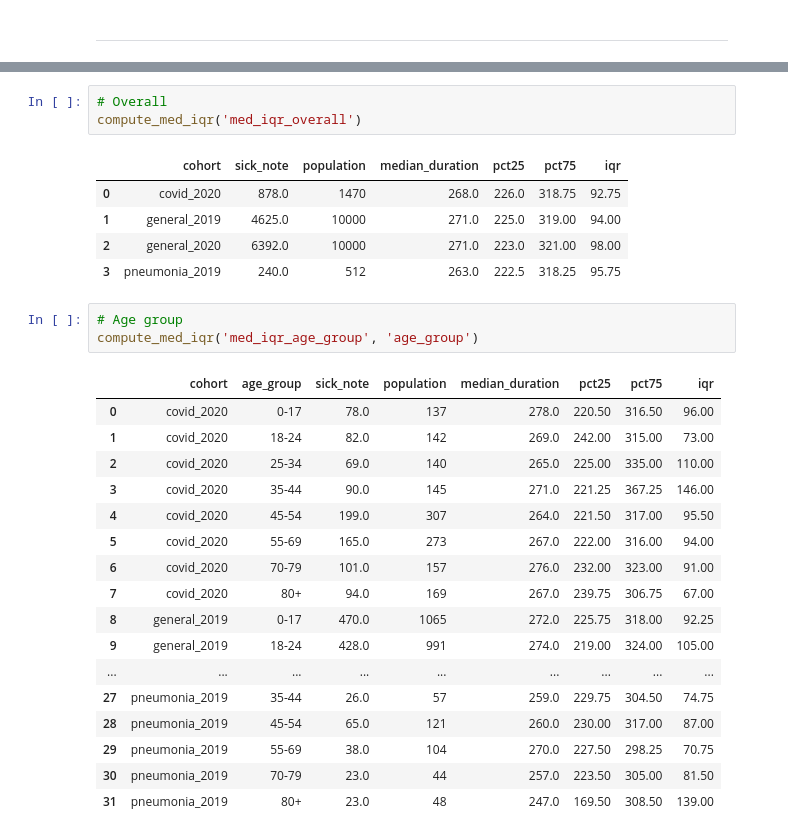
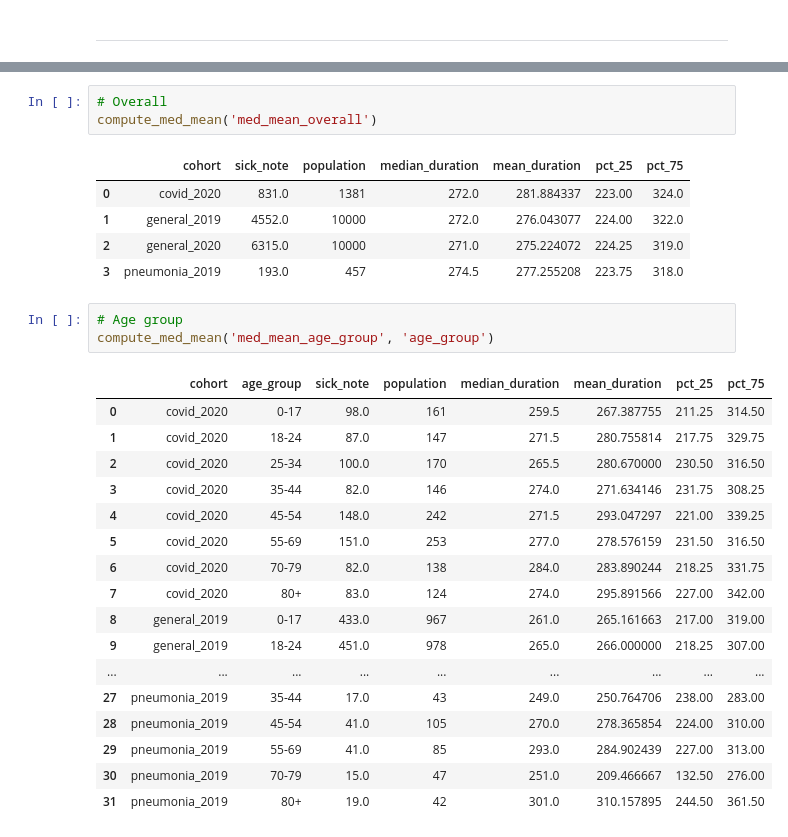
Before and after one commit to opensafely/long-covid-sick-notes, a Jupyter notebook: notebooks/describe_duration.ipynb, the cells around one changed output, grey strips where cells are left out. Drawn from its saved outputs; the diff is of its cells as text.

```diff
--- a/notebooks/describe_duration.ipynb
+++ b/notebooks/describe_duration.ipynb
@@ -88,33 +77,33 @@ def compute_med_iqr(path, demo=''):
     return df_out
 # %%
 # Overall
-compute_med_iqr('med_iqr_overall')
+compute_med_mean('med_mean_overall')
 # %% [output]
-|  | cohort | sick_note | population | median_duration | pct25 | pct75 | iqr |
-| 0 | covid_2020 | 878.0 | 1470 | 268.0 | 226.0 | 318.75 | 92.75 |
-| 1 | general_2019 | 4625.0 | 10000 | 271.0 | 225.0 | 319.00 | 94.00 |
-| 2 | general_2020 | 6392.0 | 10000 | 271.0 | 223.0 | 321.00 | 98.00 |
-| 3 | pneumonia_2019 | 240.0 | 512 | 263.0 | 222.5 | 318.25 | 95.75 |
+|  | cohort | sick_note | population | median_duration | mean_duration | pct_25 | pct_75 |
+| 0 | covid_2020 | 831.0 | 1381 | 272.0 | 281.884337 | 223.00 | 324.0 |
+| 1 | general_2019 | 4552.0 | 10000 | 272.0 | 276.043077 | 224.00 | 322.0 |
+| 2 | general_2020 | 6315.0 | 10000 | 271.0 | 275.224072 | 224.25 | 319.0 |
+| 3 | pneumonia_2019 | 193.0 | 457 | 274.5 | 277.255208 | 223.75 | 318.0 |
 # %%
 # Age group
-compute_med_iqr('med_iqr_age_group', 'age_group')
+compute_med_mean('med_mean_age_group', 'age_group')
 # %% [output]
-|  | cohort | age_group | sick_note | population | median_duration | pct25 | pct75 | iqr |
-| 0 | covid_2020 | 0-17 | 78.0 | 137 | 278.0 | 220.50 | 316.50 | 96.00 |
-| 1 | covid_2020 | 18-24 | 82.0 | 142 | 269.0 | 242.00 | 315.00 | 73.00 |
-| 2 | covid_2020 | 25-34 | 69.0 | 140 | 265.0 | 225.00 | 335.00 | 110.00 |
-| 3 | covid_2020 | 35-44 | 90.0 | 145 | 271.0 | 221.25 | 367.25 | 146.00 |
-| 4 | covid_2020 | 45-54 | 199.0 | 307 | 264.0 | 221.50 | 317.00 | 95.50 |
-| 5 | covid_2020 | 55-69 | 165.0 | 273 | 267.0 | 222.00 | 316.00 | 94.00 |
-| 6 | covid_2020 | 70-79 | 101.0 | 157 | 276.0 | 232.00 | 323.00 | 91.00 |
-| 7 | covid_2020 | 80+ | 94.0 | 169 | 267.0 | 239.75 | 306.75 | 67.00 |
-| 8 | general_2019 | 0-17 | 470.0 | 1065 | 272.0 | 225.75 | 318.00 | 92.25 |
-| 9 | general_2019 | 18-24 | 428.0 | 991 | 274.0 | 219.00 | 324.00 | 105.00 |
+|  | cohort | age_group | sick_note | population | median_duration | mean_duration | pct_25 | pct_75 |
+| 0 | covid_2020 | 0-17 | 98.0 | 161 | 259.5 | 267.387755 | 211.25 | 314.50 |
+| 1 | covid_2020 | 18-24 | 87.0 | 147 | 271.5 | 280.755814 | 217.75 | 329.75 |
+| 2 | covid_2020 | 25-34 | 100.0 | 170 | 265.5 | 280.670000 | 230.50 | 316.50 |
+| 3 | covid_2020 | 35-44 | 82.0 | 146 | 274.0 | 271.634146 | 231.75 | 308.25 |
+| 4 | covid_2020 | 45-54 | 148.0 | 242 | 271.5 | 293.047297 | 221.00 | 339.25 |
+| 5 | covid_2020 | 55-69 | 151.0 | 253 | 277.0 | 278.576159 | 231.50 | 316.50 |
+| 6 | covid_2020 | 70-79 | 82.0 | 138 | 284.0 | 283.890244 | 218.25 | 331.75 |
+| 7 | covid_2020 | 80+ | 83.0 | 124 | 274.0 | 295.891566 | 227.00 | 342.00 |
+| 8 | general_2019 | 0-17 | 433.0 | 967 | 261.0 | 265.161663 | 217.00 | 319.00 |
+| 9 | general_2019 | 18-24 | 451.0 | 978 | 265.0 | 266.000000 | 218.25 | 307.00 |
 | ... | ... | ... | ... | ... | ... | ... | ... | ... |
-| 27 | pneumonia_2019 | 35-44 | 26.0 | 57 | 259.0 | 229.75 | 304.50 | 74.75 |
-| 28 | pneumonia_2019 | 45-54 | 65.0 | 121 | 260.0 | 230.00 | 317.00 | 87.00 |
-| 29 | pneumonia_2019 | 55-69 | 38.0 | 104 | 270.0 | 227.50 | 298.25 | 70.75 |
-| 30 | pneumonia_2019 | 70-79 | 23.0 | 44 | 257.0 | 223.50 | 305.00 | 81.50 |
-| 31 | pneumonia_2019 | 80+ | 23.0 | 48 | 247.0 | 169.50 | 308.50 | 139.00 |
+| 27 | pneumonia_2019 | 35-44 | 17.0 | 43 | 249.0 | 250.764706 | 238.00 | 283.00 |
+| 28 | pneumonia_2019 | 45-54 | 41.0 | 105 | 270.0 | 278.365854 | 224.00 | 310.00 |
+| 29 | pneumonia_2019 | 55-69 | 41.0 | 85 | 293.0 | 284.902439 | 227.00 | 313.00 |
+| 30 | pneumonia_2019 | 70-79 | 15.0 | 47 | 251.0 | 209.466667 | 132.50 | 276.00 |
+| 31 | pneumonia_2019 | 80+ | 19.0 | 42 | 301.0 | 310.157895 | 244.50 | 361.50 |
 # %%
 # Sex
```
Also changed, not shown: parts of 6 cells of this notebook.
